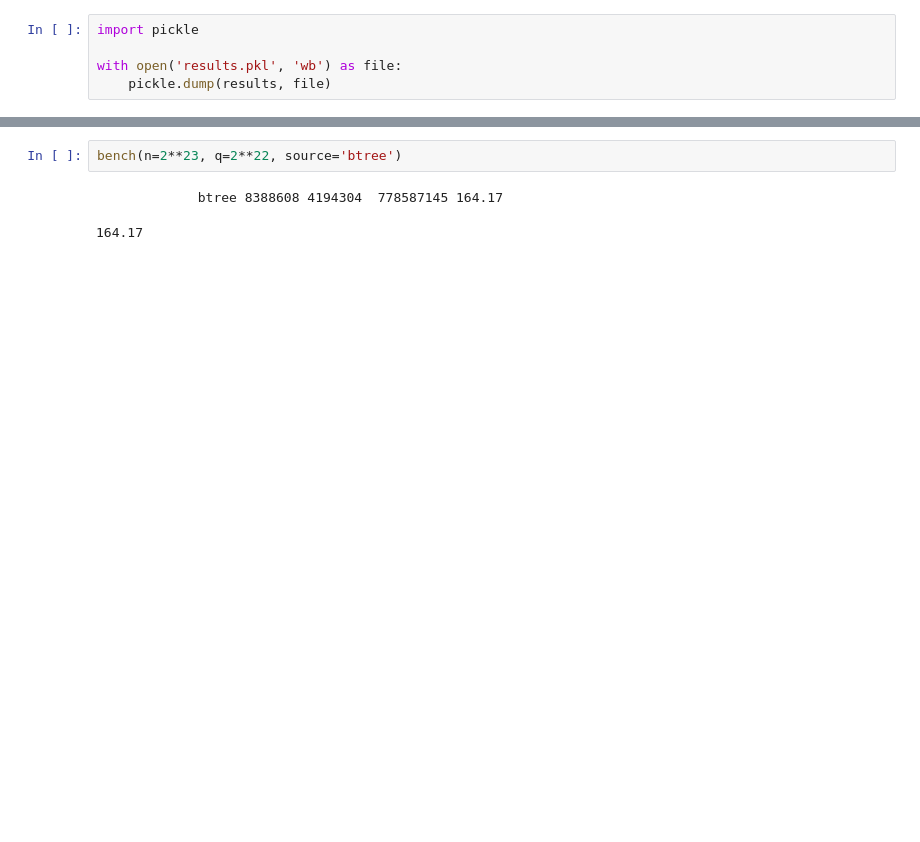
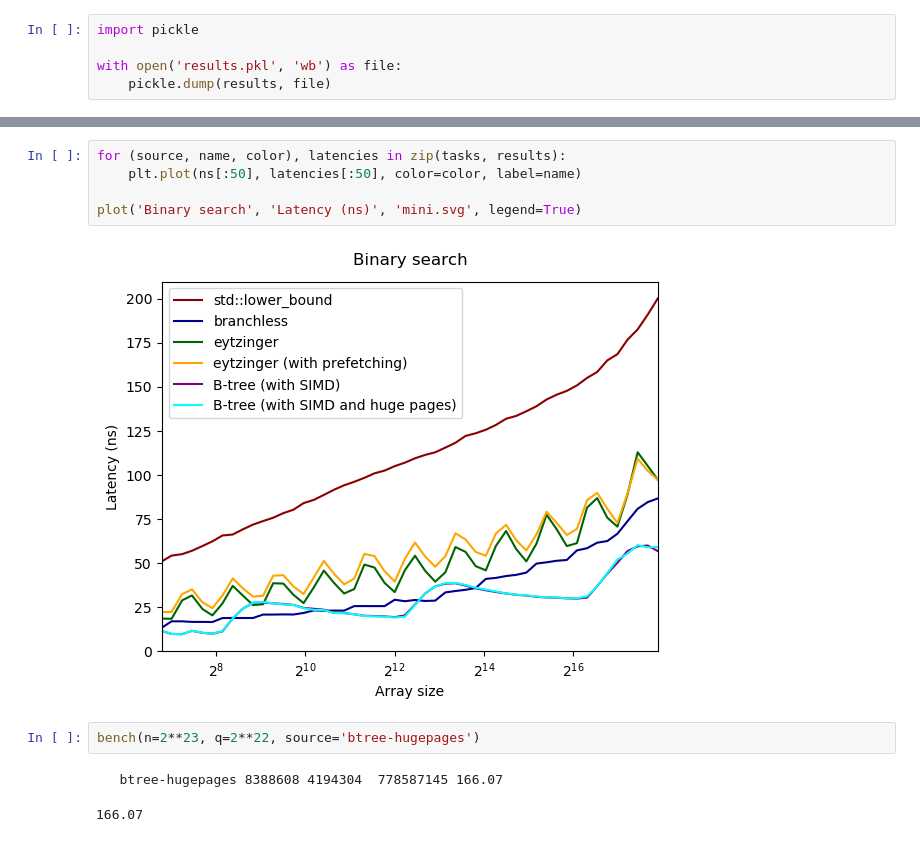
Before and after one commit to sslotin/amh-code, a Jupyter notebook: binsearch/plot.ipynb, the cells around one changed output, grey strips where cells are left out. Cells and saved outputs as stored; diff of their text form; blank space fills up the shorter version.

```diff
--- a/binsearch/plot.ipynb
+++ b/binsearch/plot.ipynb
@@ -105,5 +227,12 @@ for i in range(5):
+# %%
+for (source, name, color), latencies in zip(tasks, results):
+    plt.plot(ns[:50], latencies[:50], color=color, label=name)
+
+plot('Binary search', 'Latency (ns)', 'mini.svg', legend=True)
+# %% [output]
+[figure, added]
 # %%
-bench(n=2**23, q=2**22, source='btree')
+bench(n=2**23, q=2**22, source='btree-hugepages')
 # %% [output]
-             btree 8388608 4194304  778587145 164.17
+   btree-hugepages 8388608 4194304  778587145 166.07
-164.17
+166.07
```
Also changed, not shown: parts of 11 cells of this notebook, 4 other files.
